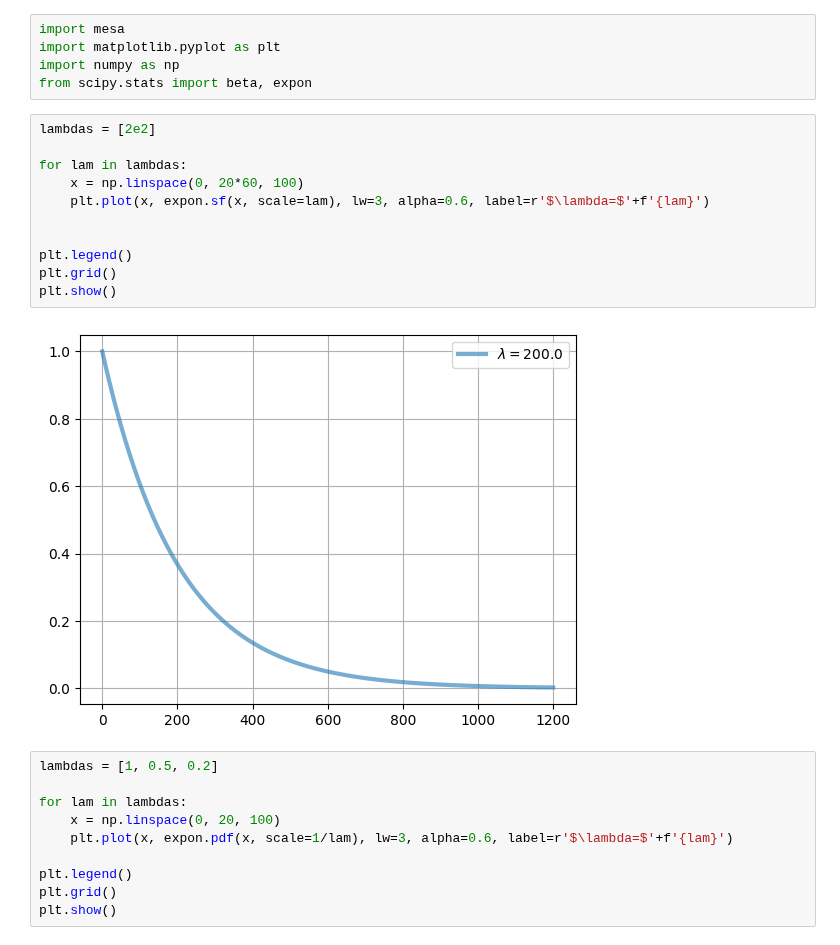
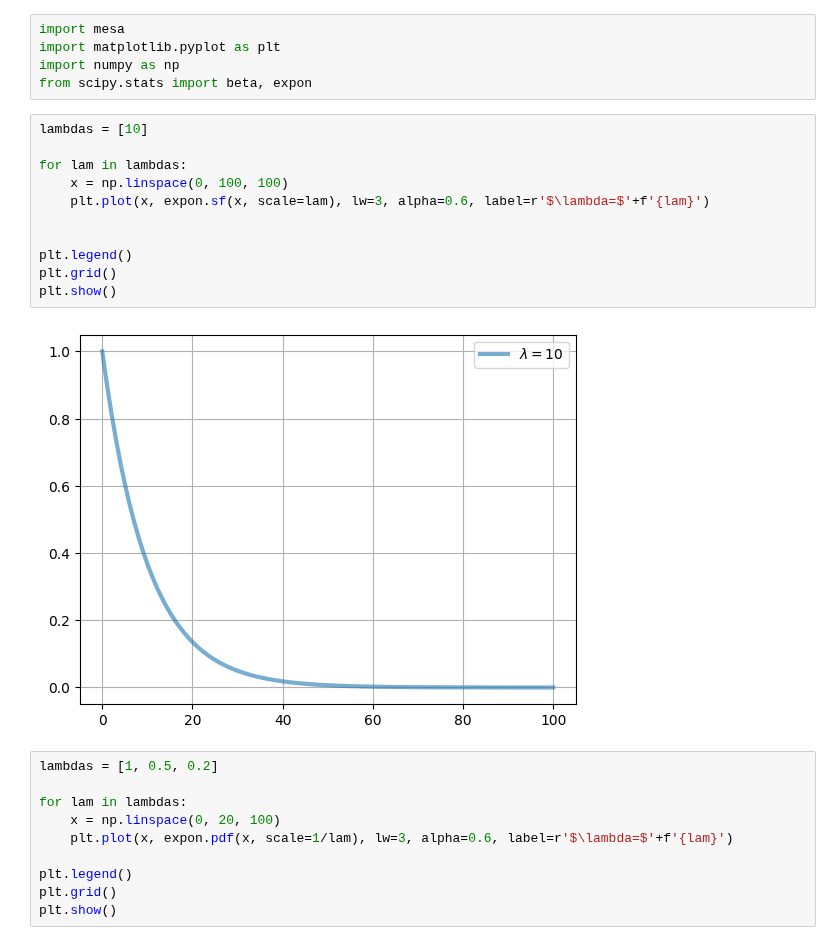
Before and after one commit to jonas4climate/honeybee-colony-abm, a Jupyter notebook: test_notebook.ipynb, the cells around one changed output. Drawn from its saved outputs; the diff is of its cells as text.

```diff
--- a/test_notebook.ipynb
+++ b/test_notebook.ipynb
@@ -27,18 +27,18 @@ import matplotlib.pyplot as plt
 import numpy as np
 from scipy.stats import beta, expon
 # %%
-lambdas = [2e2]
+lambdas = [10]
 
 for lam in lambdas:
-    x = np.linspace(0, 20*60, 100)
+    x = np.linspace(0, 100, 100)
     plt.plot(x, expon.sf(x, scale=lam), lw=3, alpha=0.6, label=r'$\lambda=$'+f'{lam}')
 
 
 plt.legend()
 plt.grid()
 plt.show()
 # %% [output]
-[figure, old version]
+[figure, new version]
 # %%
 lambdas = [1, 0.5, 0.2]
 
```
Also changed, not shown: parts of 2 cells of this notebook, 9 other files.
